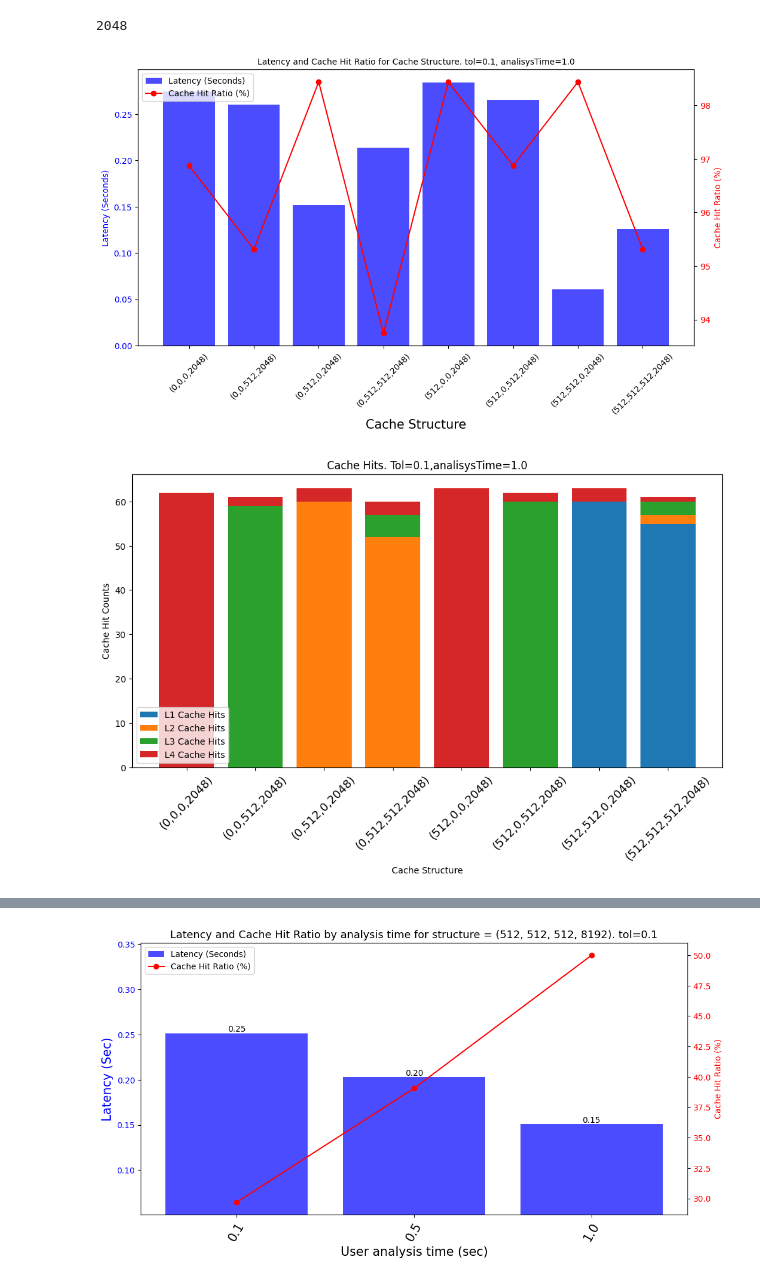
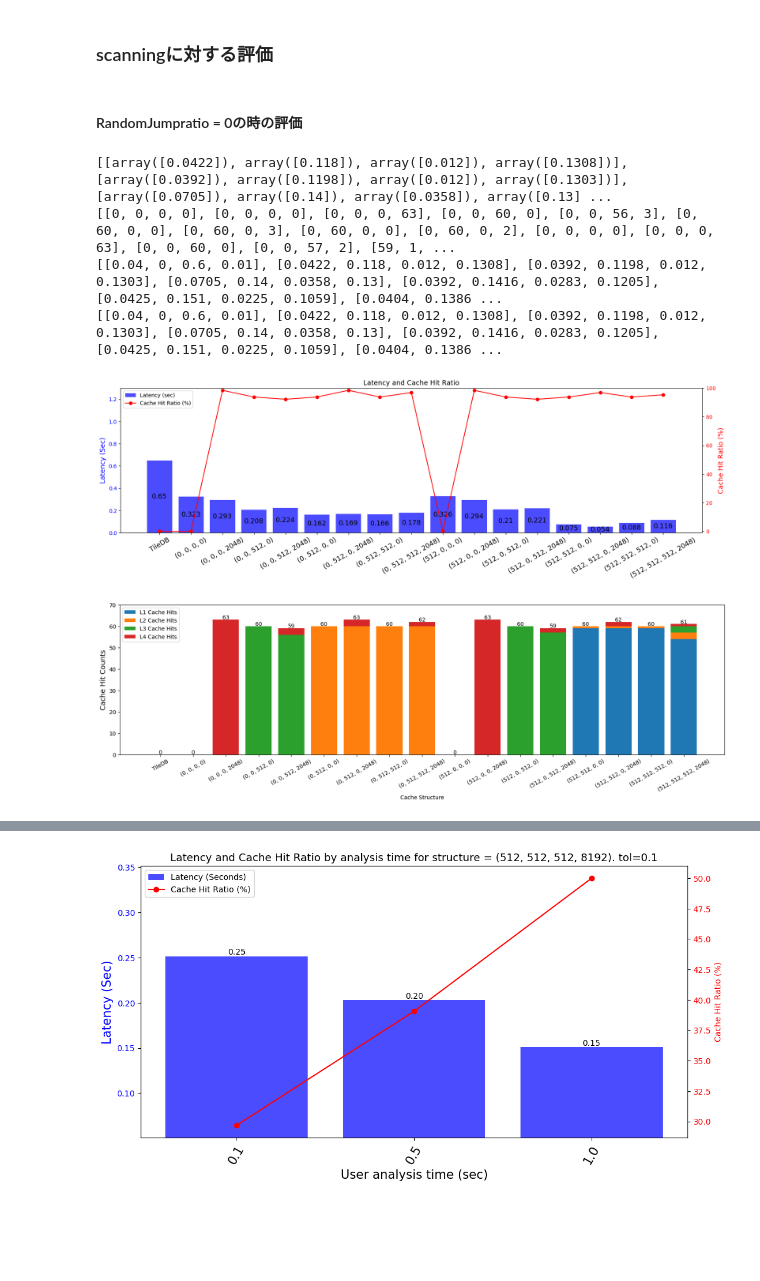
Before and after one commit to martin-ray/The_Middleware, a Jupyter notebook: src/python/client/eval_data/eval_scanning.ipynb, the cells around one changed output, grey strips where cells are left out. Drawn from its saved outputs; the diff is of its cells as text; code cells hidden in the pictures; blank space fills up the shorter version.

Commit message:
Scanningのグラフを作るためのやつ

```diff
--- a/src/python/client/eval_data/eval_scanning.ipynb
+++ b/src/python/client/eval_data/eval_scanning.ipynb
@@ -6,7 +6,7 @@ import seaborn as sns
 import sklearn as sl
 # %%
 # read the data
-df = pd.read_csv('./sim_2024-01-25_17-59-34_0ms_scanning.csv')
+df = pd.read_csv('./sim_2024-01-26_10-46-01_scanning.csv')
 # %%
 # access patterns
 access_patterns = [
@@ -16,19 +16,30 @@ access_patterns = [
     "./request_maker/request_files/numReqs=64_recycleRatio=1.56_maxdistance=29.0_accessDensity=54.69_randomJampRatio_25.pkl",
     "./request_maker/request_files/numReqs=64_recycleRatio=0.0_maxdistance=24.0_accessDensity=62.5_randomJampRatio_50.pkl",
 ]
+# %%
+latency_y_max = 1.3
+HitCountsmax = 70
+UserReqmax = 1.0
+
+rotangle = 30
+figure_size = (20,5)
+detail_fig_size = (12,6)
+fontSize = 13
+# %% [markdown]
+### scanningに対する評価
+# %% [markdown]
+#### RandomJumpratio = 0の時の評価
 # %%
-# 以上の、レイテンシー、キャッシュヒットの内訳、各処理の内訳のグラフ化をセットにして、外部ファイルとして
-# 保存できるようにします。
-
 # 固定する変数
 tol = 0.1
 Tclatency = 0
-UserAnal = 1.0 # ユーザの処理時間
-accessPattern = None
+UserAnal = 0.5 # ユーザの処理時間
+accessPattern = "./request_maker/request_files/numReqs=64_recycleRatio=0.0_maxdistance=63.0_accessDensity=1.56_randomJampRatio_0.pkl"
 nReqs = 64
+jumpRatio = 0
 
 
-df_arch = df[(df["tol"] == 0.1) & (df["anlTime"] == UserAnal) & (df["nReqs"] == nReqs)]
+df_arch = df[(df["tol"] == 0.1) & (df["anlTime"] == UserAnal) & (df["nReqs"] == nReqs) & (df["reqPatrn"] == accessPattern)]
 df_arch = df_arch.drop(["nReqs","reqPatrn","blkSize"],axis=1)
 
 # ここで、欲しいキャッシュ構成を持ってきてください
@@ -71,9 +82,7 @@ print(HitUchiwake)
 print(UserReqLatUchiwake)
 print(UserReqLatUchiwake)
 # rotation angle
-rotangle = 30
-figure_size = (15,6)
-fontSize = 13
+
 
 ##### latency and cache hit ratio to multiple archtectures #####
 import matplotlib.pyplot as plt
@@ -124,9 +133,14 @@ for bar, value in zip(bars, latency):
     ax1.text(bar.get_x() + bar.get_width() / 2, value / 2,
              str(round(value, 3)), ha='center', va='center', fontsize=fontSize)
 
+ax1.set_ylim(0,latency_y_max)
+ax2.set_ylim(-1,100)
+
+
 # Save the figure
-file_name = f"tol={tol}_analTIme={UserAnal}_latency_{Tclatency}ms.png"
+file_name = f"scanning_{jumpRatio}_tol={tol}_analTIme={UserAnal}_latency_{Tclatency}ms.png"
 fig.savefig(file_name, bbox_inches='tight',format="png",dpi=300)
+
 
 
 #############　キャッシュヒットの内訳 ################
@@ -183,10 +197,10 @@ plt.xticks(rotation=rotangle,fontsize=10)
 
 # Add a legend
 ax.legend()
+ax.set_ylim(0,HitCountsmax)
 
 
-
-file_name = f"tol={tol}_analTIme={UserAnal}_cachehitDetail_latency={Tclatency}ms.png"
+file_name = f"scanning_{jumpRatio}_tol={tol}_analTIme={UserAnal}_cachehitDetail_latency={Tclatency}ms.png"
 
 # Show the chart
 fig.savefig(file_name, bbox_inches='tight',format="png",dpi=300)
@@ -196,15 +210,12 @@ fig.savefig(file_name, bbox_inches='tight',format="png",dpi=300)
 
 
 
-import matplotlib.pyplot as plt
-import numpy as np
-
 # Sample data
 categories = hanrei
 data = UserReqLatUchiwake
 
 # Create a stacked bar chart
-fig, ax = plt.subplots(figsize=(12,6))
+fig, ax = plt.subplots(figsize=detail_fig_size)
 
 # Extract StorageRead, Compression, NetworkLatency, and Decompression values separately
 storage_read = [item[0] for item in data]
@@ -227,35 +238,38 @@ for i in range(len(categories)):
     ax.bar(categories[i], compression[i], bottom=bottom_compression[i], label='Compression', color='tab:orange')
     ax.annotate(f'{compression[i]:.3f}', (categories[i], bottom_compression[i] + compression[i] / 2),
                 ha='center', va='center', fontsize=10, color='black')
 
     ax.bar(categories[i], network_latency[i], bottom=bottom_network_latency[i], label='Network Transfer', color='tab:green')
     ax.annotate(f'{network_latency[i]:.3f}', (categories[i], bottom_network_latency[i] + network_latency[i] / 2),
                 ha='center', va='center', fontsize=10, color='black')
 
     ax.bar(categories[i], decompression[i], bottom=bottom_decompression[i], label='Decompression', color='tab:red')
     ax.annotate(f'{decompression[i]:.3f}', (categories[i], bottom_decompression[i] + decompression[i] / 2),
                 ha='center', va='center', fontsize=10, color='black')
 
 # Label the axes and add a titl3
 # plt.xlabel("Cache Structure",fontsize=13)
 plt.ylabel("Average processing time (sec)",fontsize=13)
 plt.title(f"Average processing time for a user Request",fontsize=13)
 
 # Rotate x-axis labels for better readability
 plt.xticks(rotation=rotangle,fontsize=13)
 
 # Add a legend with only four labels
 handles, labels = ax.get_legend_handles_labels()
 unique_labels = list(set(labels))[:4]  # Keep only the first four unique labels
 ax.legend([handles[labels.index(label)] for label in unique_labels], unique_labels, loc="upper right")
+ax.set_ylim(0,UserReqmax)
 
-
-file_name = f"tol={tol}_analTIme={UserAnal}_eachProc_latency_{Tclatency}ms.png"
+file_name = f"Scanning_{jumpRatio}_tol={tol}_analTIme={UserAnal}_eachProc_latency_{Tclatency}ms.png"
 
 fig.tight_layout()
 # Show the chart
 fig.savefig(file_name,bbox_inches='tight',format="png",dpi=300)
 # %% [output]
-2048
+[[array([0.0422]), array([0.118]), array([0.012]), array([0.1308])], [array([0.0392]), array([0.1198]), array([0.012]), array([0.1303])], [array([0.0705]), array([0.14]), array([0.0358]), array([0.13] ...
+[[0, 0, 0, 0], [0, 0, 0, 0], [0, 0, 0, 63], [0, 0, 60, 0], [0, 0, 56, 3], [0, 60, 0, 0], [0, 60, 0, 3], [0, 60, 0, 0], [0, 60, 0, 2], [0, 0, 0, 0], [0, 0, 0, 63], [0, 0, 60, 0], [0, 0, 57, 2], [59, 1, ...
+[[0.04, 0, 0.6, 0.01], [0.0422, 0.118, 0.012, 0.1308], [0.0392, 0.1198, 0.012, 0.1303], [0.0705, 0.14, 0.0358, 0.13], [0.0392, 0.1416, 0.0283, 0.1205], [0.0425, 0.151, 0.0225, 0.1059], [0.0404, 0.1386 ...
+[[0.04, 0, 0.6, 0.01], [0.0422, 0.118, 0.012, 0.1308], [0.0392, 0.1198, 0.012, 0.1303], [0.0705, 0.14, 0.0358, 0.13], [0.0392, 0.1416, 0.0283, 0.1205], [0.0425, 0.151, 0.0225, 0.1059], [0.0404, 0.1386 ...
-[figure, old version]
+[figure, new version]
-[figure, old version]
+[figure, new version]
```
Also changed, not shown: parts of 10 cells of this notebook.
